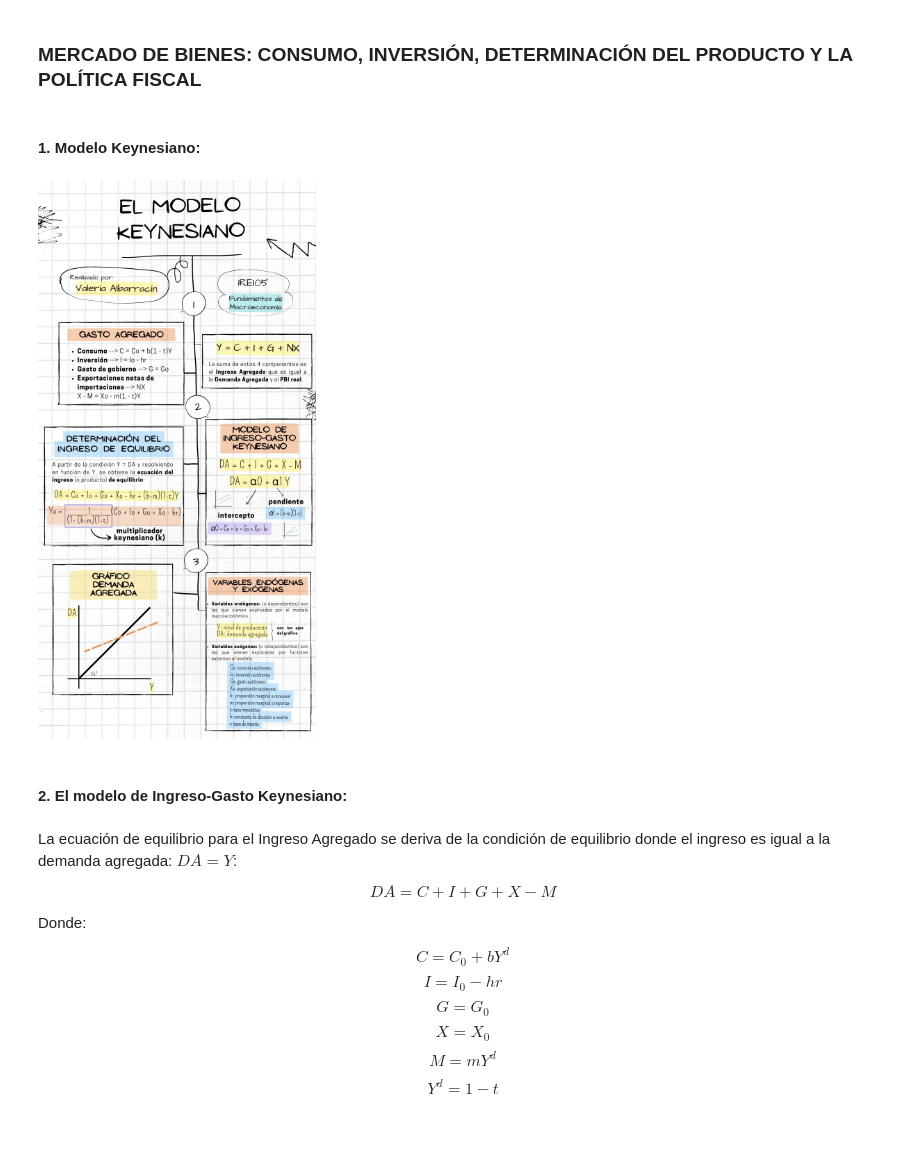
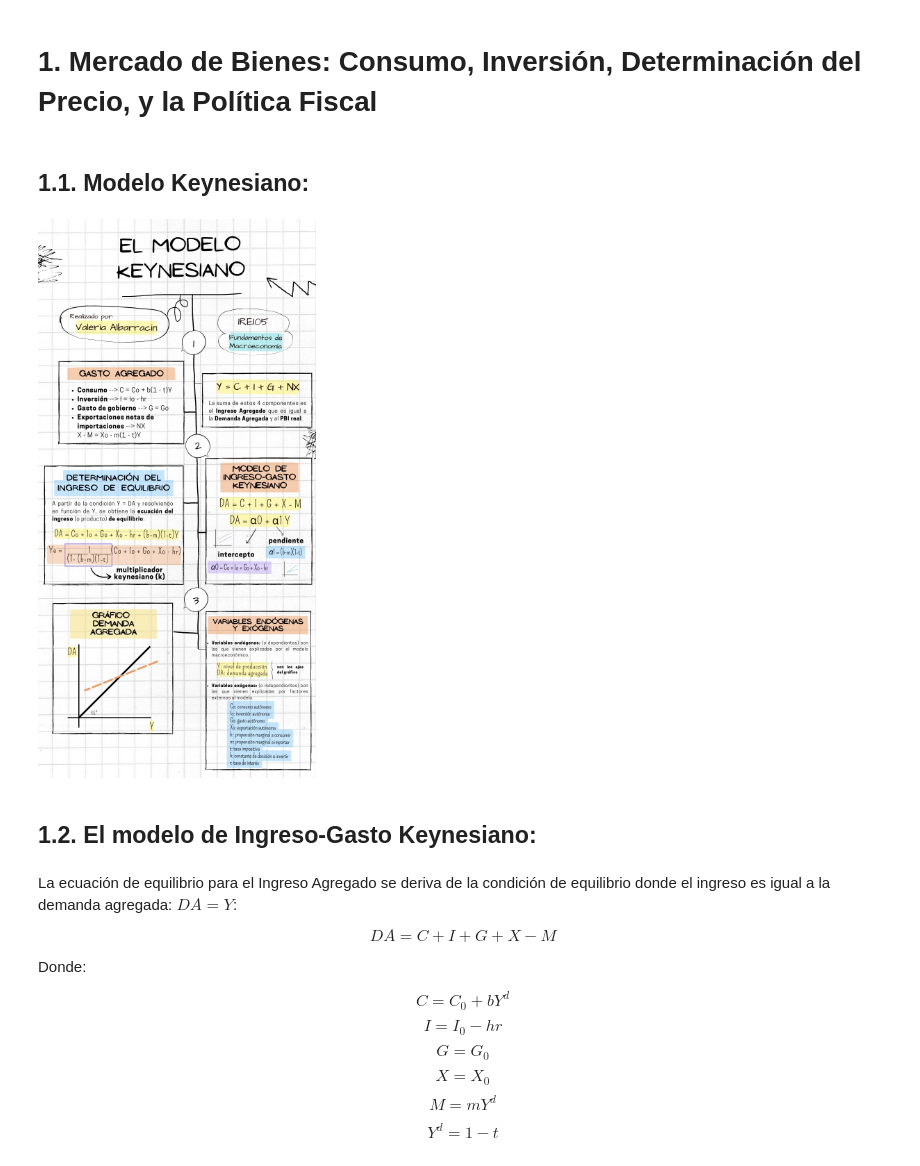
Before and after one commit to alexanderquispe/1REI05, a Jupyter notebook: _sources/notebooks/tutorial2_modelo_keynesiano.ipynb, the cells around one changed output. Cells and saved outputs as stored; diff of their text form; code cells hidden in the pictures; blank space fills up the shorter version.

```diff
--- a/_sources/notebooks/tutorial2_modelo_keynesiano.ipynb
+++ b/_sources/notebooks/tutorial2_modelo_keynesiano.ipynb
@@ -15,11 +20,13 @@ from causalgraphicalmodels import CausalGraphicalModel
 # %% [markdown]
-### MERCADO DE BIENES: CONSUMO, INVERSIÓN, DETERMINACIÓN DEL PRODUCTO Y LA POLÍTICA FISCAL
+# 1. Mercado de Bienes: Consumo, Inversión, Determinación del Precio, y la Política Fiscal
 # %% [markdown]
-#### 1. Modelo Keynesiano:
+## 1.1. Modelo Keynesiano:
-# %% [markdown]
-![Lab2.jpg](attachment:Lab2.jpg)
+# %%
+Image('tutorial2.jpg')
+# %% [output]
+[figure, added]
 # %% [markdown]
-#### 2. El modelo de Ingreso-Gasto Keynesiano:
+## 1.2. El modelo de Ingreso-Gasto Keynesiano:
 # %% [markdown]
 La ecuación de equilibrio para el Ingreso Agregado se deriva de la condición de equilibrio donde el ingreso es igual a la demanda agregada: $DA = Y$:
 
```
Also changed, not shown: parts of 6 cells of this notebook, 53 other files.
